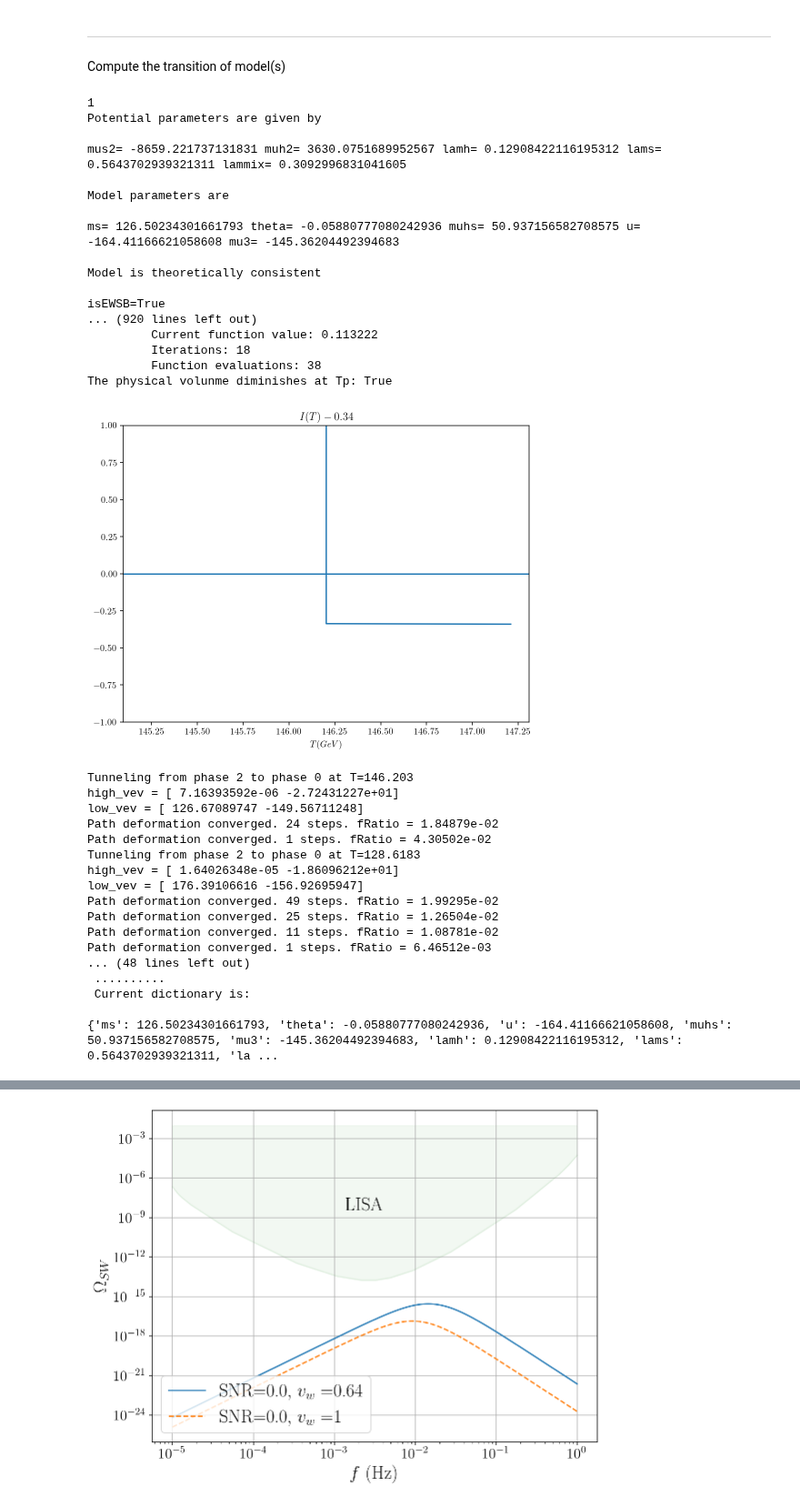
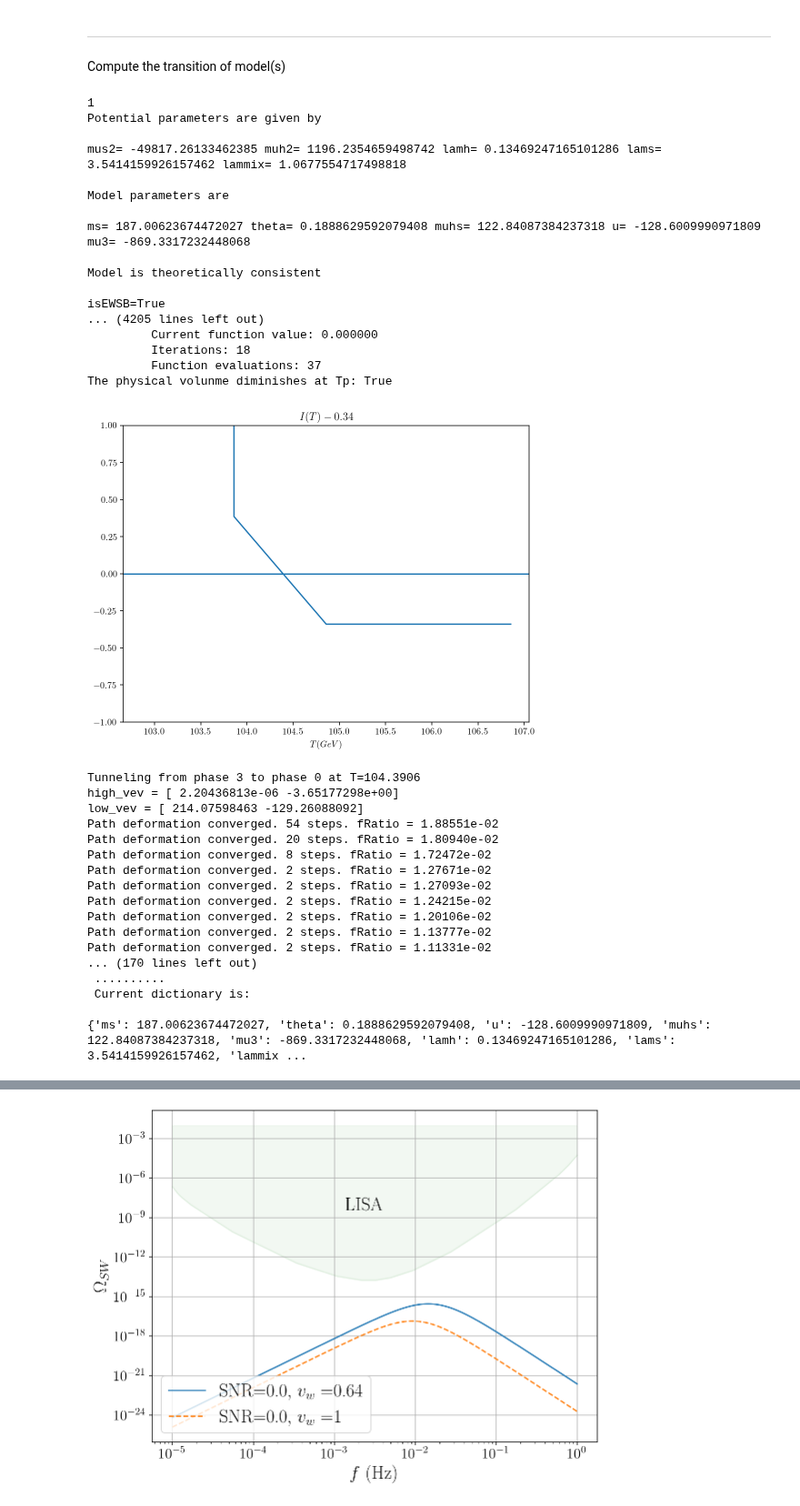
Before and after one commit to PB-316/Z_2breaking-PT-BAU, a Jupyter notebook: Percolation_Z2_breaking_On_Shell.ipynb, the cells around one changed output, grey strips where cells are left out. Shown at 91% size. Saved outputs shown, nothing was run; the diff lists cells and outputs as text; code cells hidden in the pictures.

```diff
--- a/Percolation_Z2_breaking_On_Shell.ipynb
+++ b/Percolation_Z2_breaking_On_Shell.ipynb
@@ -766,8 +766,12 @@ def findTnuc():
 #df=df.drop(list(df_out.index))
 #df.to_csv("SCANS/PERCOLATION/On_Shell_todo.csv")
 # %%
-df=pd.read_csv("SCANS/PERCOLATION/BAU_points_percolated_0.csv",index_col=[0])
-df=df[df.volume_shrinks_1==True]
+df00=pd.read_csv("SCANS/BAU/Z2_breaking_sols_BAU_All.csv",index_col=[0]).sort_values("alpha_max").drop_duplicates()
+df0=pd.read_csv("SCANS/Z2_breaking_no_sols_All.csv",index_col=[0]).sort_values("alpha_max").drop_duplicates()
+df=pd.concat([df00,df0])
+df=df[df.vw>0]
+df=df.reset_index(drop=True)
+df=df[df.vel_converged==False]
 
 modi=np.random.randint(0,len(df))
 modi=1
@@ -934,56 +938,56 @@ for l in range(num_points):
             my_signal_Tp=GW_signal(Tp*(1+alpha_Tp)**0.25,alpha_Tp,beta_Tp,1)
             peak_vals_Tp=my_signal_Tp.T[my_signal_Tp[1]==max(my_signal_Tp[1])][0] ##Extract values at peak
             f_peak_Tp=peak_vals_Tp[0]
             Omega_peak_Tp=peak_vals_Tp[1]
             dict_out.update({"f_peak_Tp_"+str(nuc_dicts.index(nuc_dict)): f_peak_Tp,
                              "Omega_peak_Tp_"+str(nuc_dicts.index(nuc_dict)):Omega_peak_Tp})
             #SNR_Tp=SNR_GW(Tp*(1+alpha_Tp)**0.25,alpha_Tp,beta_Tp,vwall)
             SNR_Tp=SNR_GW(my_signal_Tp)
             dict_out.update({"SNR_Tp_"+str(nuc_dicts.index(nuc_dict)): SNR_Tp})
 
             #-----Fill dictionary------------------------------------------------------------
             print("\n ..........\n Current dictionary is: \n")
             print(dict_out)
         except:
             print("error ocurred")
             m.phases=phases_copy
             continue
 # %% [output]
 1
 Potential parameters are given by
 
-mus2= -8659.221737131831 muh2= 3630.0751689952567 lamh= 0.12908422116195312 lams= 0.5643702939321311 lammix= 0.3092996831041605
+mus2= -49817.26133462385 muh2= 1196.2354659498742 lamh= 0.13469247165101286 lams= 3.5414159926157462 lammix= 1.0677554717498818
 
 Model parameters are
 
-ms= 126.50234301661793 theta= -0.05880777080242936 muhs= 50.937156582708575 u= -164.41166621058608 mu3= -145.36204492394683
+ms= 187.00623674472027 theta= 0.1888629592079408 muhs= 122.84087384237318 u= -128.6009990971809 mu3= -869.3317232448068
 
 Model is theoretically consistent
 
 isEWSB=True
-... (920 lines left out)
-         Current function value: 0.113222
+... (4205 lines left out)
+         Current function value: 0.000000
          Iterations: 18
-         Function evaluations: 38
+         Function evaluations: 37
 The physical volunme diminishes at Tp: True
-[figure, old version]
+[figure, new version]
-Tunneling from phase 2 to phase 0 at T=146.203
-high_vev = [ 7.16393592e-06 -2.72431227e+01]
-low_vev = [ 126.67089747 -149.56711248]
-Path deformation converged. 24 steps. fRatio = 1.84879e-02
-Path deformation converged. 1 steps. fRatio = 4.30502e-02
-Tunneling from phase 2 to phase 0 at T=128.6183
-high_vev = [ 1.64026348e-05 -1.86096212e+01]
-low_vev = [ 176.39106616 -156.92695947]
-Path deformation converged. 49 steps. fRatio = 1.99295e-02
-Path deformation converged. 25 steps. fRatio = 1.26504e-02
-Path deformation converged. 11 steps. fRatio = 1.08781e-02
-Path deformation converged. 1 steps. fRatio = 6.46512e-03
-... (48 lines left out)
+Tunneling from phase 3 to phase 0 at T=104.3906
+high_vev = [ 2.20436813e-06 -3.65177298e+00]
+low_vev = [ 214.07598463 -129.26088092]
+Path deformation converged. 54 steps. fRatio = 1.88551e-02
+Path deformation converged. 20 steps. fRatio = 1.80940e-02
+Path deformation converged. 8 steps. fRatio = 1.72472e-02
+Path deformation converged. 2 steps. fRatio = 1.27671e-02
+Path deformation converged. 2 steps. fRatio = 1.27093e-02
+Path deformation converged. 2 steps. fRatio = 1.24215e-02
+Path deformation converged. 2 steps. fRatio = 1.20106e-02
+Path deformation converged. 2 steps. fRatio = 1.13777e-02
+Path deformation converged. 2 steps. fRatio = 1.11331e-02
+... (170 lines left out)
  ..........
  Current dictionary is:
 
-{'ms': 126.50234301661793, 'theta': -0.05880777080242936, 'u': -164.41166621058608, 'muhs': 50.937156582708575, 'mu3': -145.36204492394683, 'lamh': 0.12908422116195312, 'lams': 0.5643702939321311, 'la ...
+{'ms': 187.00623674472027, 'theta': 0.1888629592079408, 'u': -128.6009990971809, 'muhs': 122.84087384237318, 'mu3': -869.3317232448068, 'lamh': 0.13469247165101286, 'lams': 3.5414159926157462, 'lammix ...
 # %%
 # ##Plot the nucleation rate and Hubble constant as function of Temperature
 # Temp_range=np.linspace(nuc_dict["Tmin"]+1e-3,nuc_dict["Tmax"])
```
Also changed, not shown: parts of 3 cells of this notebook, 4 other files.
